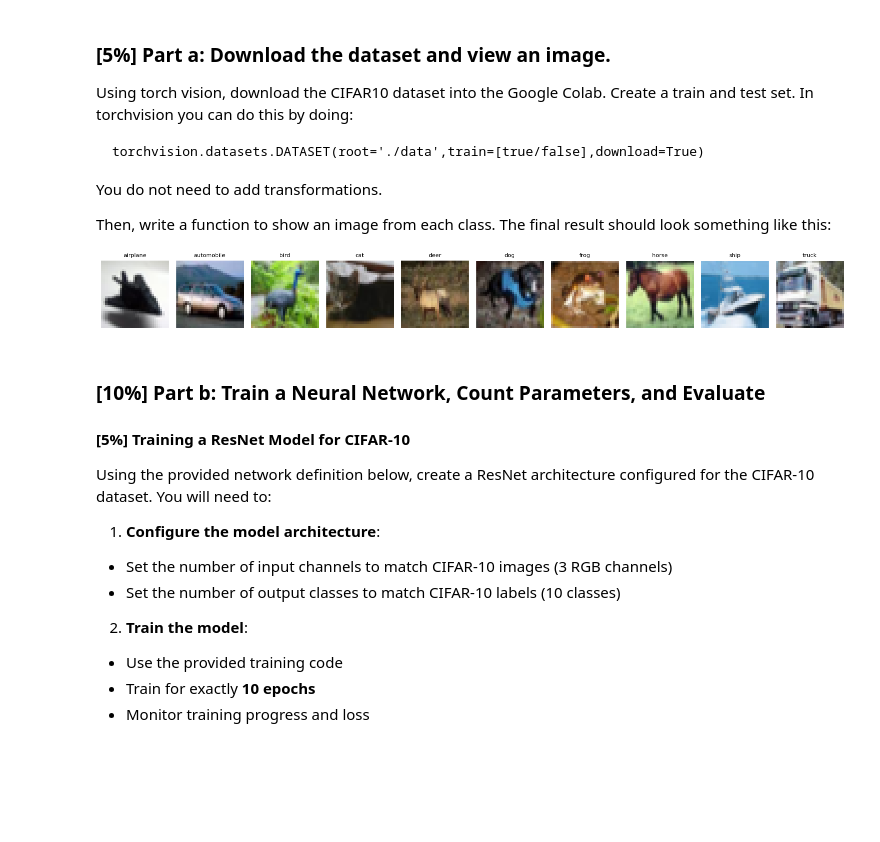
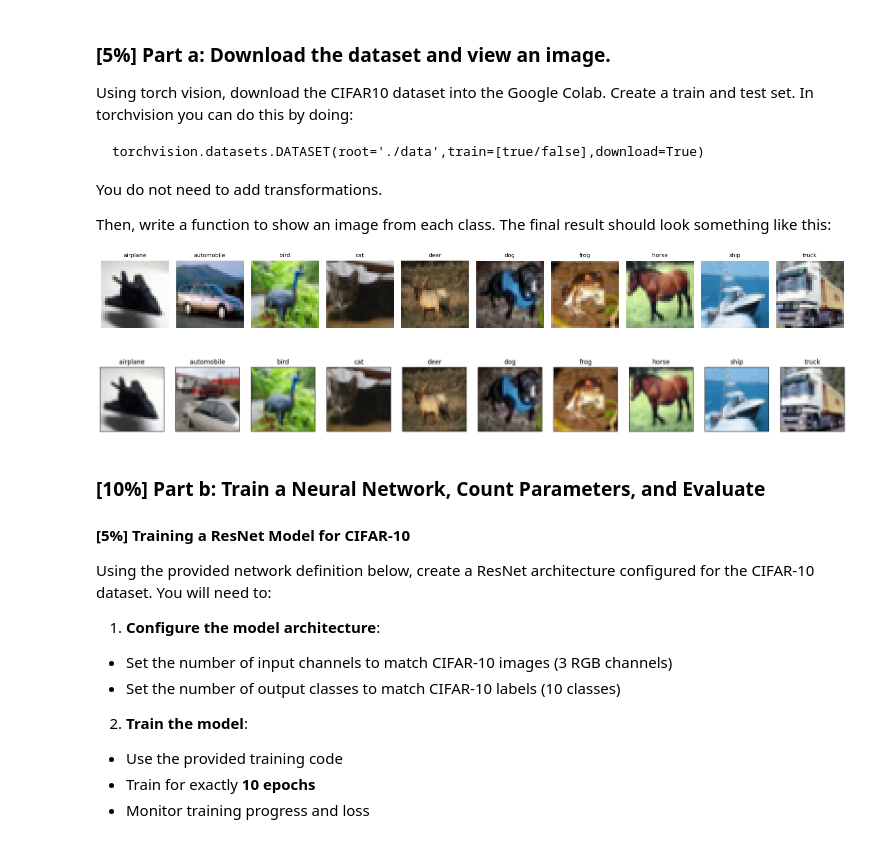
Before and after one commit to Bluefin-Tuna/CS4803-EML, a Jupyter notebook: p1/lab1_task1_Tanush_Chopra.ipynb, the cells around one changed output. Cells and saved outputs as stored; diff of their text form; code cells hidden in the pictures; blank space fills up the shorter version.

```diff
--- a/p1/lab1_task1_Tanush_Chopra.ipynb
+++ b/p1/lab1_task1_Tanush_Chopra.ipynb
@@ -56,7 +57,0 @@ test_loader = DataLoader([code here])
-# %%
-####
-# Write your code here to visualize all 10 classes from CIFAR10.
-#
-
-def show_one_image_per_class(dataset):
-  [code here]
@@ -63,3 +60,34 @@ def show_one_image_per_class(dataset):
+# %%
+train_set = datasets.CIFAR10(root="./data", train=True, download=True, transform=transforms.ToTensor())
+test_set = datasets.CIFAR10(root="./data", train=False, download=True, transform=transforms.ToTensor())
+train_loader = DataLoader(train_set, batch_size=BATCH, shuffle=True)
+test_loader = DataLoader(test_set, batch_size=BATCH, shuffle=True)
+# %%
+def show_one_image_per_class(dataset):
+    labels = set(range(10))
+    samples = {}
+    i = -1
+    while i < len(dataset) and len(labels) > 0:
+        X, y = dataset[i]
+        i += 1
+        if y not in labels:
+            continue
+        X = X.permute(1, 2, 0).cpu().numpy()
+        samples[y] = X
+        labels.remove(y)
+    fig, axes = plt.subplots(1, 10, figsize=(20, 2), constrained_layout=True)
+    axes = axes.flatten()
+    for y in sorted(samples.keys()):
+        X = samples[y]
+        axes[y].imshow(X)
+        axes[y].set_title(dataset.classes[y], fontsize=12)
+        axes[y].set_xticks([])
+        axes[y].set_yticks([])
+    plt.show()
+
+show_one_image_per_class(train_set)
+# %% [output]
+[figure, added]
 # %% [markdown]
 ### [10%] Part b: Train a Neural Network, Count Parameters, and Evaluate
 
```
Also changed, not shown: parts of 35 cells of this notebook, 7 other files.
